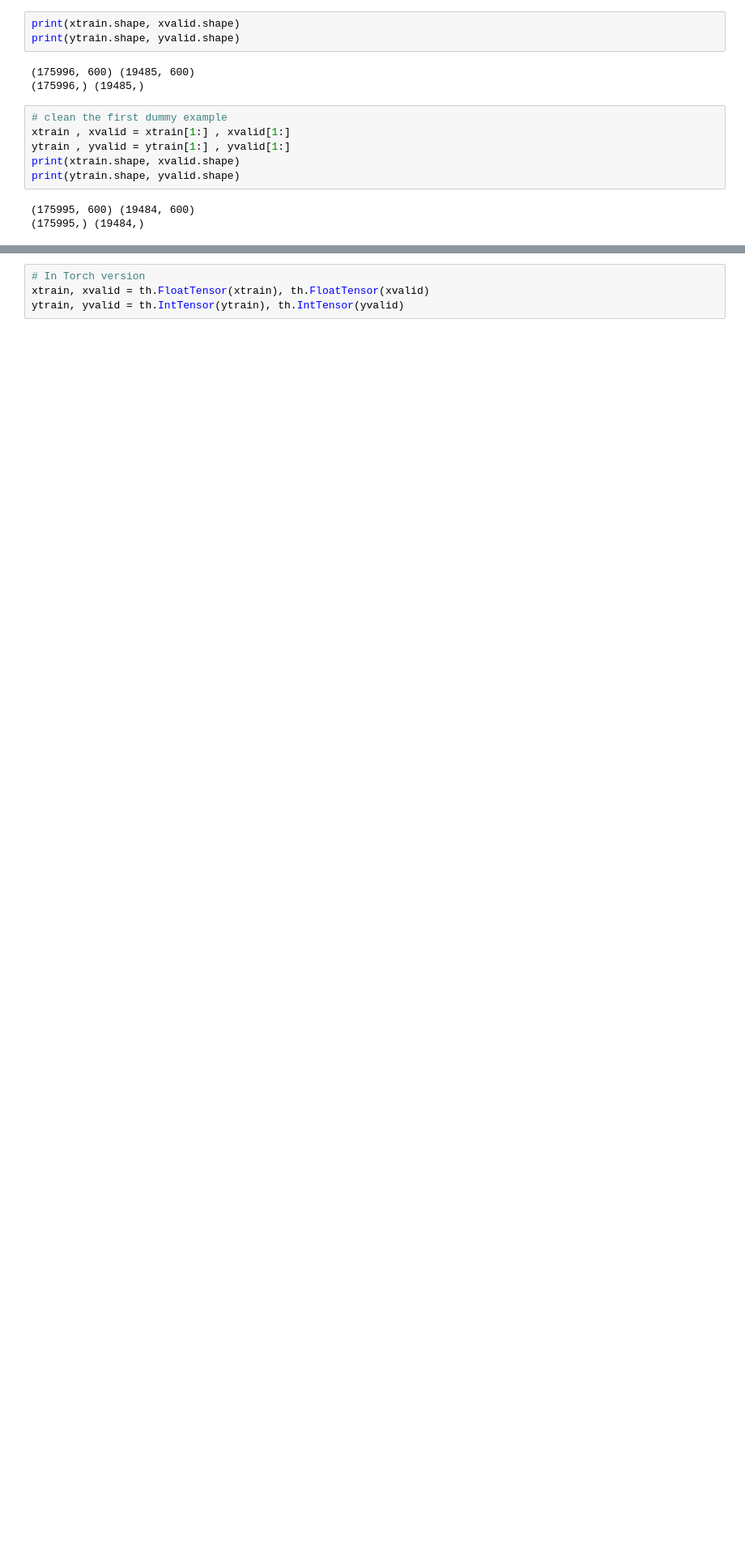
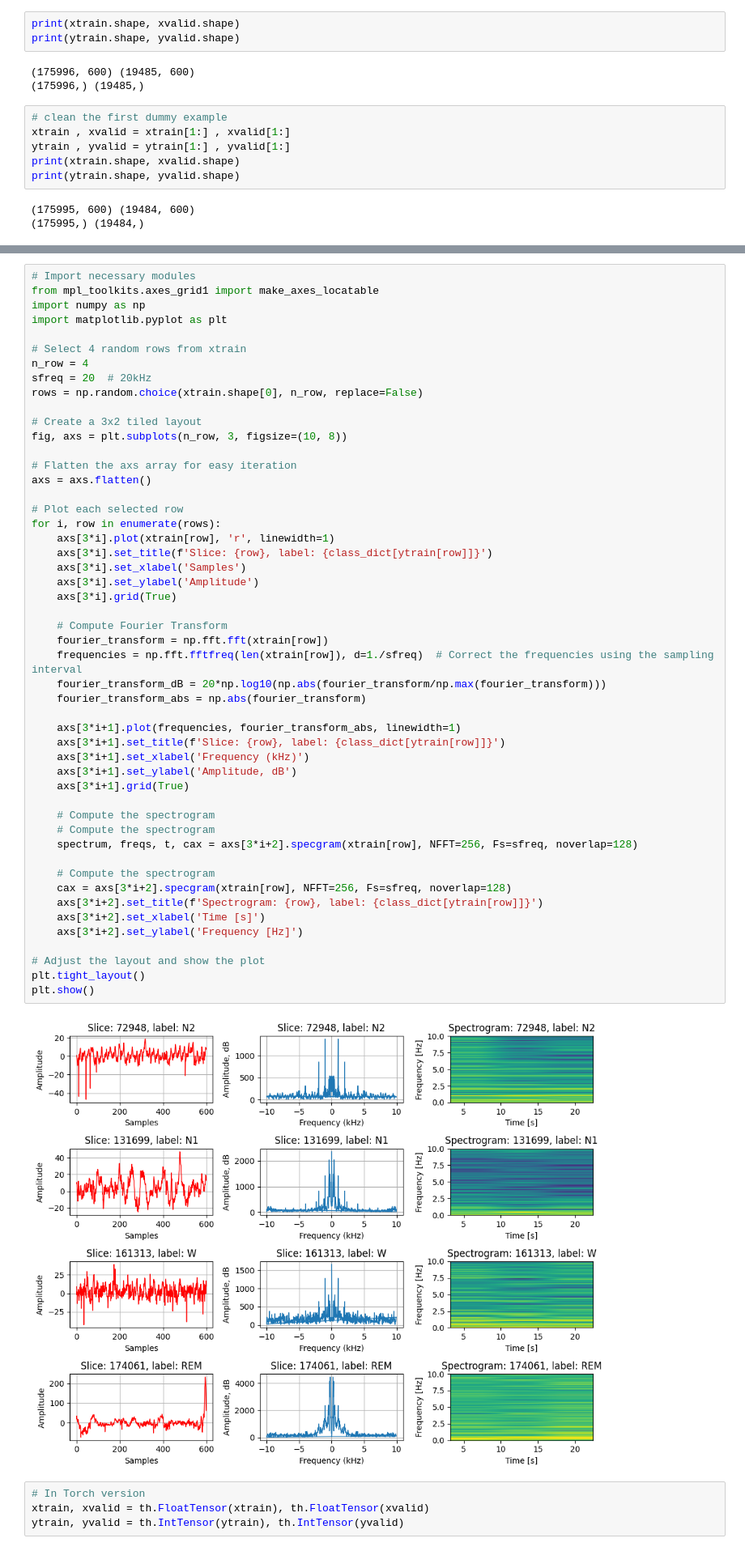
Before and after one commit to EstebanRivera08/DL_Project, a Jupyter notebook: sleep-edf-npz.ipynb, the cells around one changed output, grey strips where cells are left out. Shown at 81% size. Saved outputs shown, nothing was run; the diff lists cells and outputs as text; blank space fills up the shorter version.

```diff
--- a/sleep-edf-npz.ipynb
+++ b/sleep-edf-npz.ipynb
@@ -130,3 +155,55 @@ plt.show()
+# %%
+# Import necessary modules
+from mpl_toolkits.axes_grid1 import make_axes_locatable
+import numpy as np
+import matplotlib.pyplot as plt
+
+# Select 4 random rows from xtrain
+n_row = 4
+sfreq = 20  # 20kHz
+rows = np.random.choice(xtrain.shape[0], n_row, replace=False)
+
+# Create a 3x2 tiled layout
+fig, axs = plt.subplots(n_row, 3, figsize=(10, 8))
+
+# Flatten the axs array for easy iteration
+axs = axs.flatten()
+
+# Plot each selected row
+for i, row in enumerate(rows):
+    axs[3*i].plot(xtrain[row], 'r', linewidth=1)
+    axs[3*i].set_title(f'Slice: {row}, label: {class_dict[ytrain[row]]}')
+    axs[3*i].set_xlabel('Samples')
+    axs[3*i].set_ylabel('Amplitude')
+    axs[3*i].grid(True)
+
+    # Compute Fourier Transform
+    fourier_transform = np.fft.fft(xtrain[row])
+    frequencies = np.fft.fftfreq(len(xtrain[row]), d=1./sfreq)  # Correct the frequencies using the sampling interval
+    fourier_transform_dB = 20*np.log10(np.abs(fourier_transform/np.max(fourier_transform)))
+    fourier_transform_abs = np.abs(fourier_transform)
+
+    axs[3*i+1].plot(frequencies, fourier_transform_abs, linewidth=1)
+    axs[3*i+1].set_title(f'Slice: {row}, label: {class_dict[ytrain[row]]}')
+    axs[3*i+1].set_xlabel('Frequency (kHz)')
+    axs[3*i+1].set_ylabel('Amplitude, dB')
+    axs[3*i+1].grid(True)
+
+    # Compute the spectrogram
+    # Compute the spectrogram
+    spectrum, freqs, t, cax = axs[3*i+2].specgram(xtrain[row], NFFT=256, Fs=sfreq, noverlap=128)
+
+    # Compute the spectrogram
+    cax = axs[3*i+2].specgram(xtrain[row], NFFT=256, Fs=sfreq, noverlap=128)
+    axs[3*i+2].set_title(f'Spectrogram: {row}, label: {class_dict[ytrain[row]]}')
+    axs[3*i+2].set_xlabel('Time [s]')
+    axs[3*i+2].set_ylabel('Frequency [Hz]')
+
+# Adjust the layout and show the plot
+plt.tight_layout()
+plt.show()
+# %% [output]
+[figure, added]
 # %%
 # In Torch version
 xtrain, xvalid = th.FloatTensor(xtrain), th.FloatTensor(xvalid)
```
Also changed, not shown: parts of 4 cells of this notebook.
